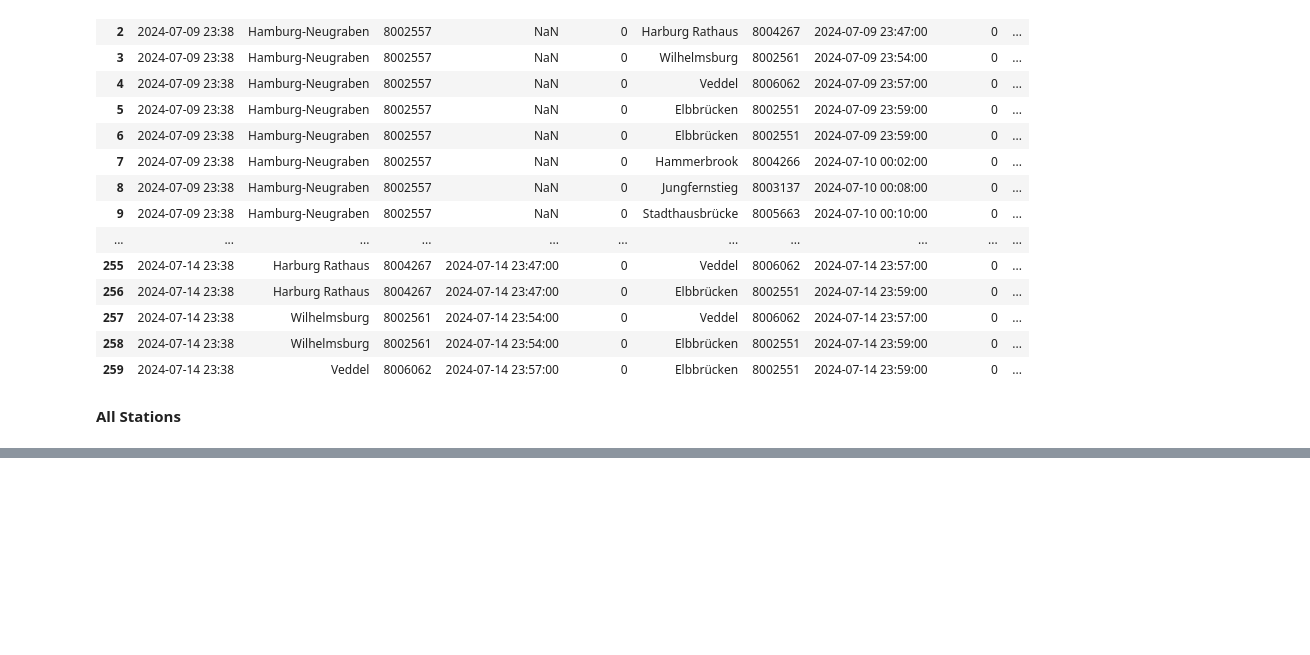
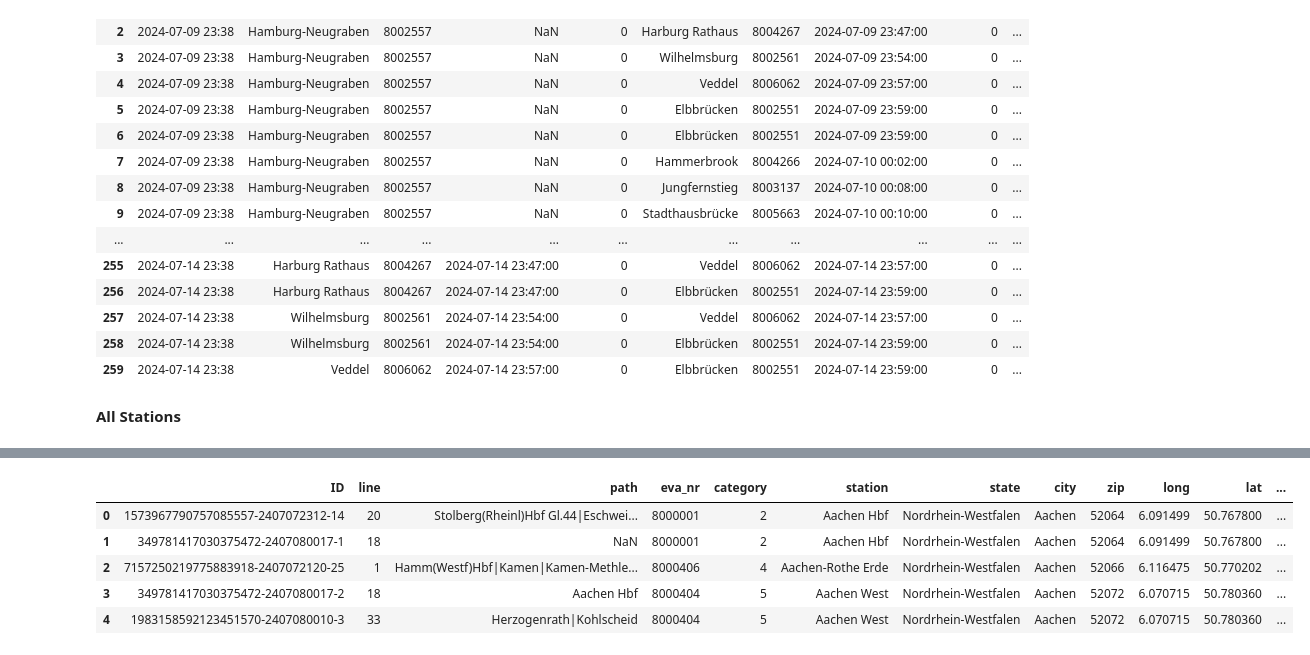
Before and after one commit to anadditivity/ml-deutsche-bahn-delays, a Jupyter notebook: train_line.ipynb, the cells around one changed output, grey strips where cells are left out. Drawn from its saved outputs; the diff is of its cells as text; code cells hidden in the pictures; blank space fills up the shorter version.

```diff
--- a/train_line.ipynb
+++ b/train_line.ipynb
@@ -418,0 +362,9 @@ connections[
+# %%
+data.head()
+# %% [output]
+|  | ID | line | path | eva_nr | category | station | state | city | zip | long | lat | ... |
+| 0 | 1573967790757085557-2407072312-14 | 20 | Stolberg(Rheinl)Hbf Gl.44|Eschwei... | 8000001 | 2 | Aachen Hbf | Nordrhein-Westfalen | Aachen | 52064 | 6.091499 | 50.767800 | ... |
+| 1 | 349781417030375472-2407080017-1 | 18 | NaN | 8000001 | 2 | Aachen Hbf | Nordrhein-Westfalen | Aachen | 52064 | 6.091499 | 50.767800 | ... |
+| 2 | 7157250219775883918-2407072120-25 | 1 | Hamm(Westf)Hbf|Kamen|Kamen-Methle... | 8000406 | 4 | Aachen-Rothe Erde | Nordrhein-Westfalen | Aachen | 52066 | 6.116475 | 50.770202 | ... |
+| 3 | 349781417030375472-2407080017-2 | 18 | Aachen Hbf | 8000404 | 5 | Aachen West | Nordrhein-Westfalen | Aachen | 52072 | 6.070715 | 50.780360 | ... |
+| 4 | 1983158592123451570-2407080010-3 | 33 | Herzogenrath|Kohlscheid | 8000404 | 5 | Aachen West | Nordrhein-Westfalen | Aachen | 52072 | 6.070715 | 50.780360 | ... |
```
Also changed, not shown: parts of 10 cells of this notebook.
